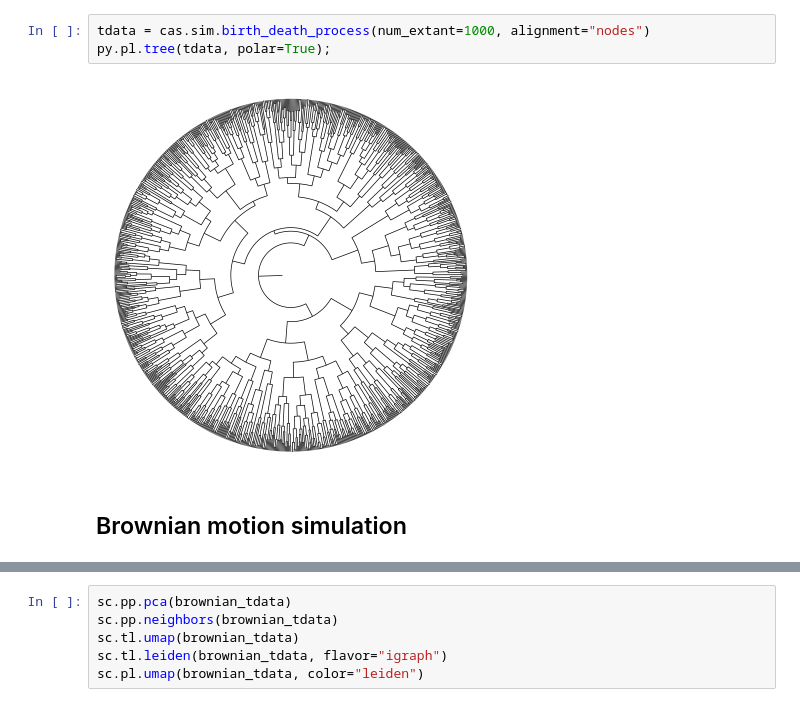
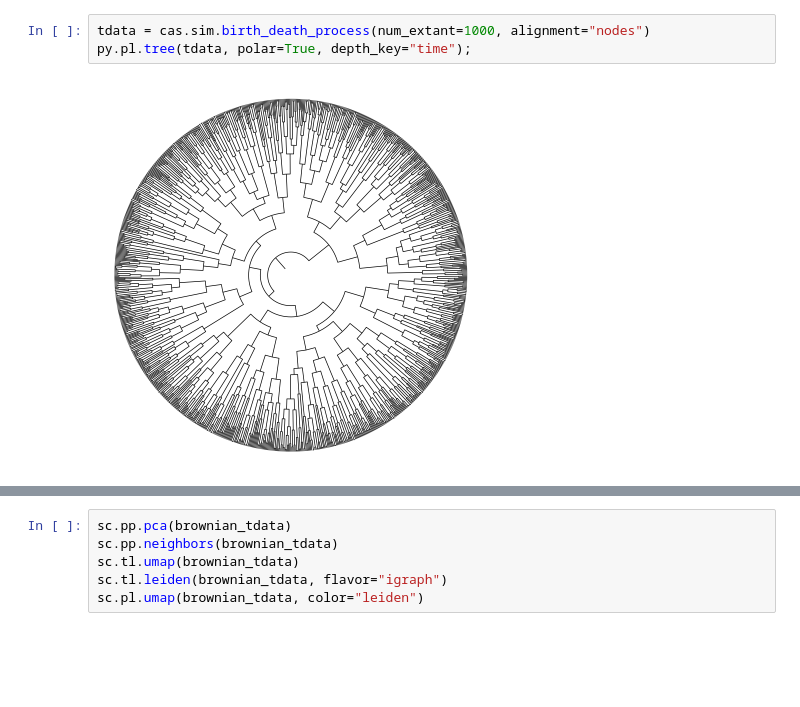
Before and after one commit to YosefLab/Cassiopeia, a Jupyter notebook: notebooks/expr_simulation.ipynb, the cells around one changed output, grey strips where cells are left out. Saved outputs shown, nothing was run; the diff lists cells and outputs as text; blank space fills up the shorter version.

```diff
--- a/notebooks/expr_simulation.ipynb
+++ b/notebooks/expr_simulation.ipynb
@@ -14,7 +17,5 @@ First, we need to simulate a lineage tree which we can do with {func}`cassiopeia
 # %%
 tdata = cas.sim.birth_death_process(num_extant=1000, alignment="nodes")
-py.pl.tree(tdata, polar=True);
+py.pl.tree(tdata, polar=True, depth_key="time");
 # %% [output]
-[figure, old version]
+[figure, new version]
-# %% [markdown]
-## Brownian motion simulation
```
Also changed, not shown: parts of 21 cells of this notebook, 20 other files.
